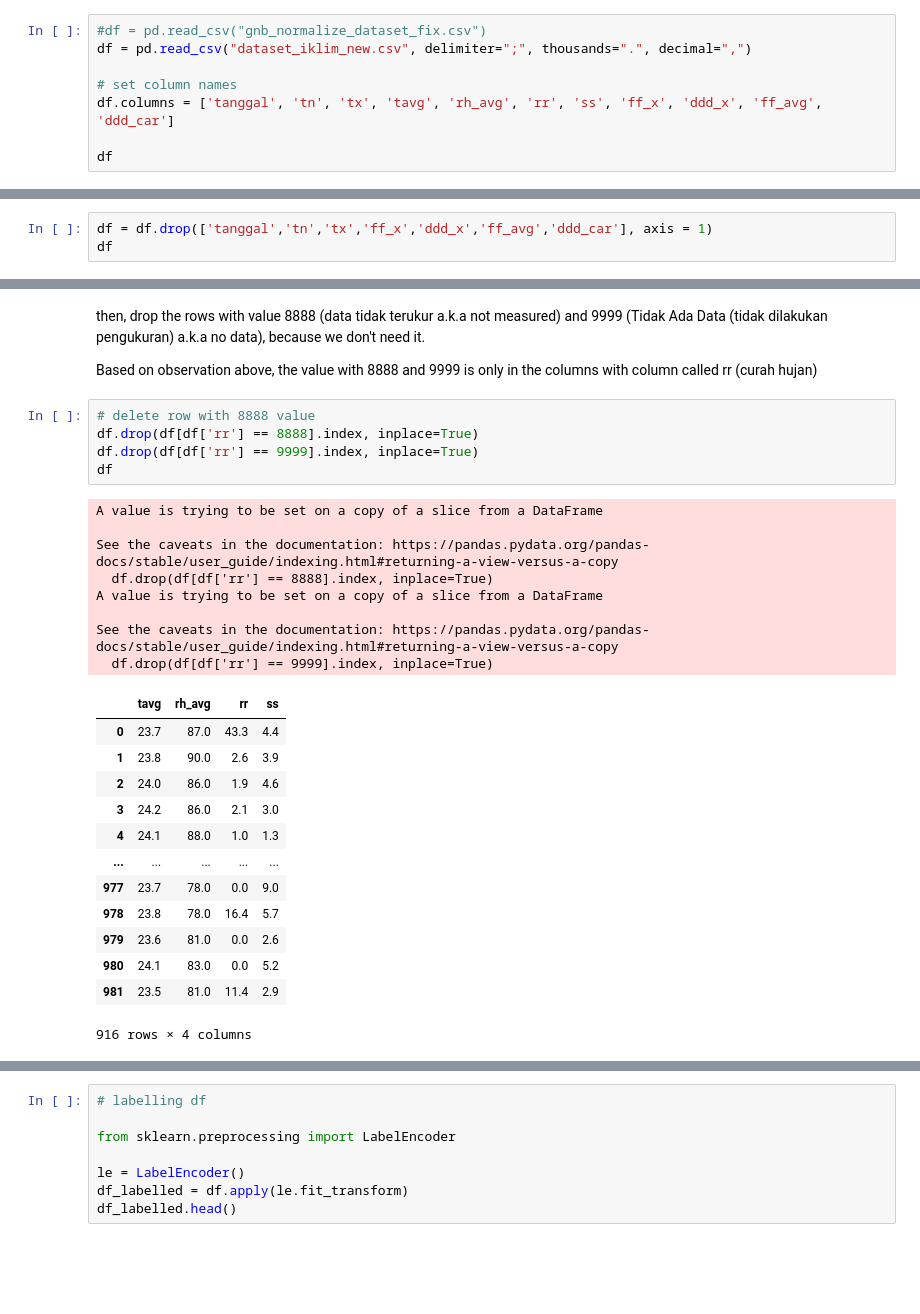
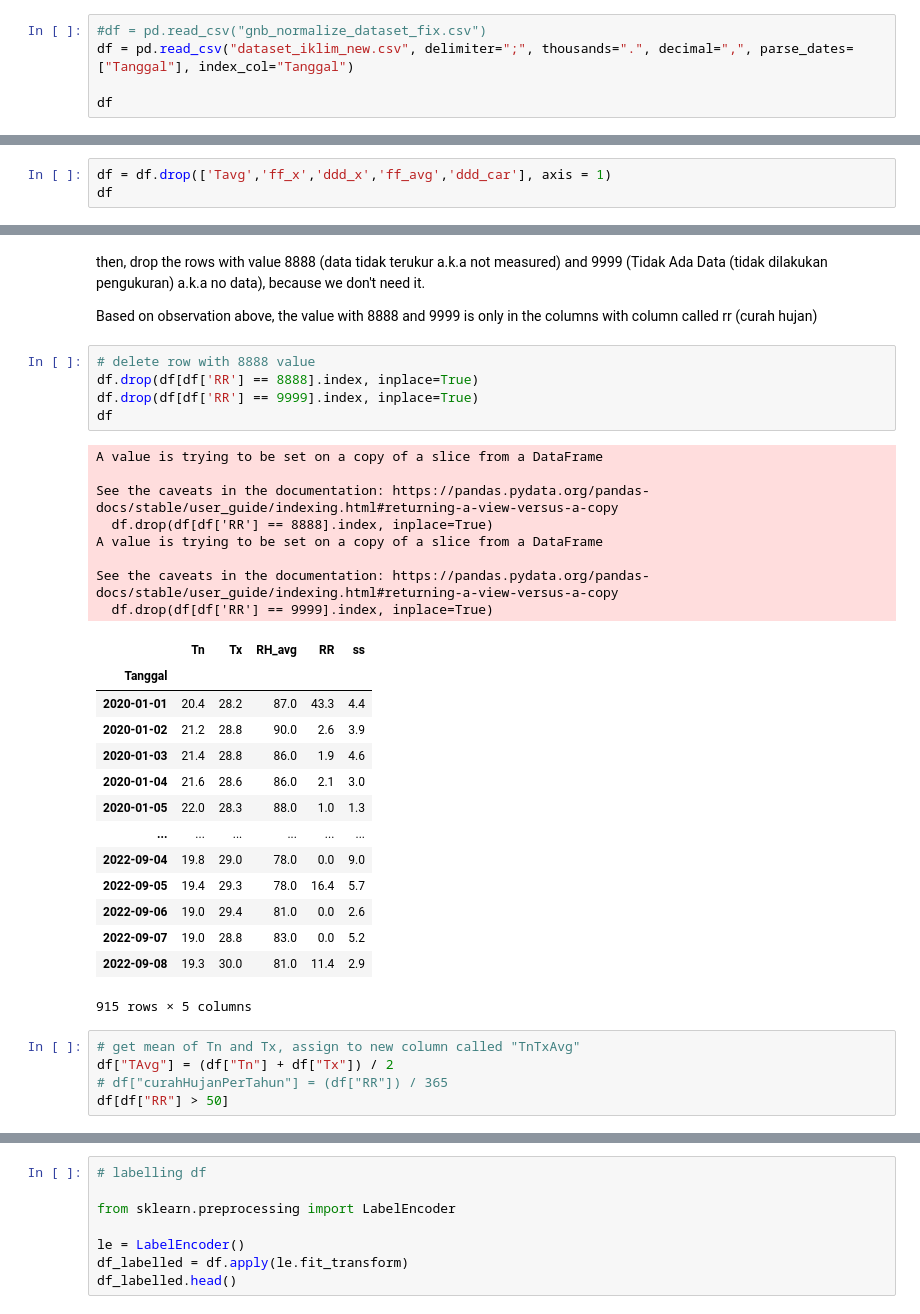
Before and after one commit to rachyharkov/nb-climate-change, a Jupyter notebook: notebook.ipynb, the cells around one changed output, grey strips where cells are left out. Drawn from its saved outputs; the diff is of its cells as text; blank space fills up the shorter version.

```diff
--- a/notebook.ipynb
+++ b/notebook.ipynb
@@ -4,10 +4,7 @@ import pandas as pd
 import numpy as np
 # %%
 #df = pd.read_csv("gnb_normalize_dataset_fix.csv")
-df = pd.read_csv("dataset_iklim_new.csv", delimiter=";", thousands=".", decimal=",")
-
-# set column names
-df.columns = ['tanggal', 'tn', 'tx', 'tavg', 'rh_avg', 'rr', 'ss', 'ff_x', 'ddd_x', 'ff_avg', 'ddd_car']
+df = pd.read_csv("dataset_iklim_new.csv", delimiter=";", thousands=".", decimal=",", parse_dates=["Tanggal"], index_col="Tanggal")
 
 df
 # %% [output]
@@ -47,6 +38,6 @@ good_curahhujan = [100,101,102,103,104,105,106,107,108,109,110,111,112,113,114,1
 # %% [markdown]
 Next... checking datatypes
 # %%
-df = df.drop(['tanggal','tn','tx','ff_x','ddd_x','ff_avg','ddd_car'], axis = 1)
+df = df.drop(['Tavg','ff_x','ddd_x','ff_avg','ddd_car'], axis = 1)
 df
 # %% [output]
@@ -98,28 +79,34 @@ then, drop the rows with value 8888 (data tidak terukur a.k.a not measured) and
 Based on observation above, the value with 8888 and 9999 is only in the columns with column called rr (curah hujan)
 # %%
 # delete row with 8888 value
-df.drop(df[df['rr'] == 8888].index, inplace=True)
-df.drop(df[df['rr'] == 9999].index, inplace=True)
+df.drop(df[df['RR'] == 8888].index, inplace=True)
+df.drop(df[df['RR'] == 9999].index, inplace=True)
 df
 # %% [output]
 A value is trying to be set on a copy of a slice from a DataFrame
 
 See the caveats in the documentation: https://pandas.pydata.org/pandas-docs/stable/user_guide/indexing.html#returning-a-view-versus-a-copy
-  df.drop(df[df['rr'] == 8888].index, inplace=True)
+  df.drop(df[df['RR'] == 8888].index, inplace=True)
 A value is trying to be set on a copy of a slice from a DataFrame
 
 See the caveats in the documentation: https://pandas.pydata.org/pandas-docs/stable/user_guide/indexing.html#returning-a-view-versus-a-copy
-  df.drop(df[df['rr'] == 9999].index, inplace=True)
+  df.drop(df[df['RR'] == 9999].index, inplace=True)
-|  | tavg | rh_avg | rr | ss |
-| 0 | 23.7 | 87.0 | 43.3 | 4.4 |
-| 1 | 23.8 | 90.0 | 2.6 | 3.9 |
-| 2 | 24.0 | 86.0 | 1.9 | 4.6 |
-| 3 | 24.2 | 86.0 | 2.1 | 3.0 |
-| 4 | 24.1 | 88.0 | 1.0 | 1.3 |
-| ... | ... | ... | ... | ... |
-| 977 | 23.7 | 78.0 | 0.0 | 9.0 |
-| 978 | 23.8 | 78.0 | 16.4 | 5.7 |
-| 979 | 23.6 | 81.0 | 0.0 | 2.6 |
-| 980 | 24.1 | 83.0 | 0.0 | 5.2 |
-| 981 | 23.5 | 81.0 | 11.4 | 2.9 |
+|  | Tn | Tx | RH_avg | RR | ss |
+| Tanggal |  |  |  |  |  |
+| 2020-01-01 | 20.4 | 28.2 | 87.0 | 43.3 | 4.4 |
+| 2020-01-02 | 21.2 | 28.8 | 90.0 | 2.6 | 3.9 |
+| 2020-01-03 | 21.4 | 28.8 | 86.0 | 1.9 | 4.6 |
+| 2020-01-04 | 21.6 | 28.6 | 86.0 | 2.1 | 3.0 |
+| 2020-01-05 | 22.0 | 28.3 | 88.0 | 1.0 | 1.3 |
+| ... | ... | ... | ... | ... | ... |
+| 2022-09-04 | 19.8 | 29.0 | 78.0 | 0.0 | 9.0 |
+| 2022-09-05 | 19.4 | 29.3 | 78.0 | 16.4 | 5.7 |
+| 2022-09-06 | 19.0 | 29.4 | 81.0 | 0.0 | 2.6 |
+| 2022-09-07 | 19.0 | 28.8 | 83.0 | 0.0 | 5.2 |
+| 2022-09-08 | 19.3 | 30.0 | 81.0 | 11.4 | 2.9 |
-916 rows × 4 columns
+915 rows × 5 columns
+# %%
+# get mean of Tn and Tx, assign to new column called "TnTxAvg"
+df["TAvg"] = (df["Tn"] + df["Tx"]) / 2
+# df["curahHujanPerTahun"] = (df["RR"]) / 365
+df[df["RR"] > 50]
```
Also changed, not shown: parts of 13 cells of this notebook, 1 other file.
